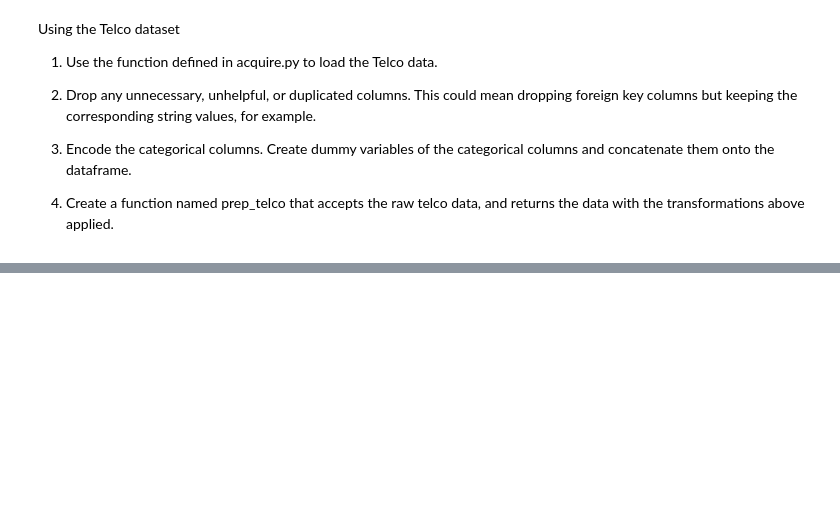
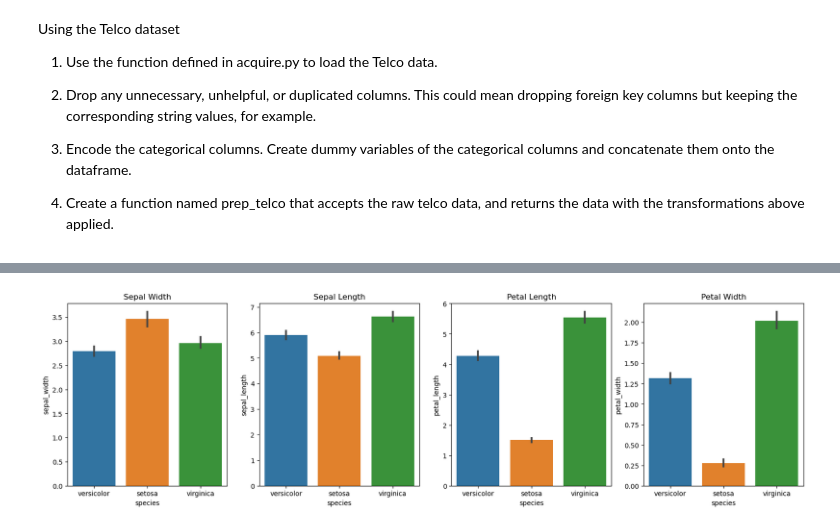
Before and after one commit to jeremiah-toribio/classification-exercises, a Jupyter notebook: classification_exercises.ipynb, the cells around one changed output, grey strips where cells are left out. Drawn from its saved outputs; the diff is of its cells as text; code cells hidden in the pictures; blank space fills up the shorter version.

```diff
--- a/classification_exercises.ipynb
+++ b/classification_exercises.ipynb
@@ -404,0 +511,15 @@ def prep_telco():
+# %%
+f, axes= plt.subplots(1,4)
+plt.rcParams["figure.figsize"] = [20.00, 5]
+plt.rcParams["figure.autolayout"] = False
+ax0=sns.barplot(data=train_iris,x='species',y='sepal_width',estimator='mean',ax=axes[0])
+ax0.title.set_text('Sepal Width')
+ax1= sns.barplot(data=train_iris,x='species',y='sepal_length',ax=axes[1])
+ax1.title.set_text('Sepal Length')
+ax2 = sns.barplot(data=train_iris,x='species',y='petal_length',ax=axes[2])
+ax2.title.set_text('Petal Length')
+ax3 = sns.barplot(data=train_iris,x='species',y='petal_width',ax=axes[3])
+ax3.title.set_text('Petal Width')
+plt.show()
+# %% [output]
+[figure, added]
```
Also changed, not shown: parts of 45 cells of this notebook, 3 other files.
